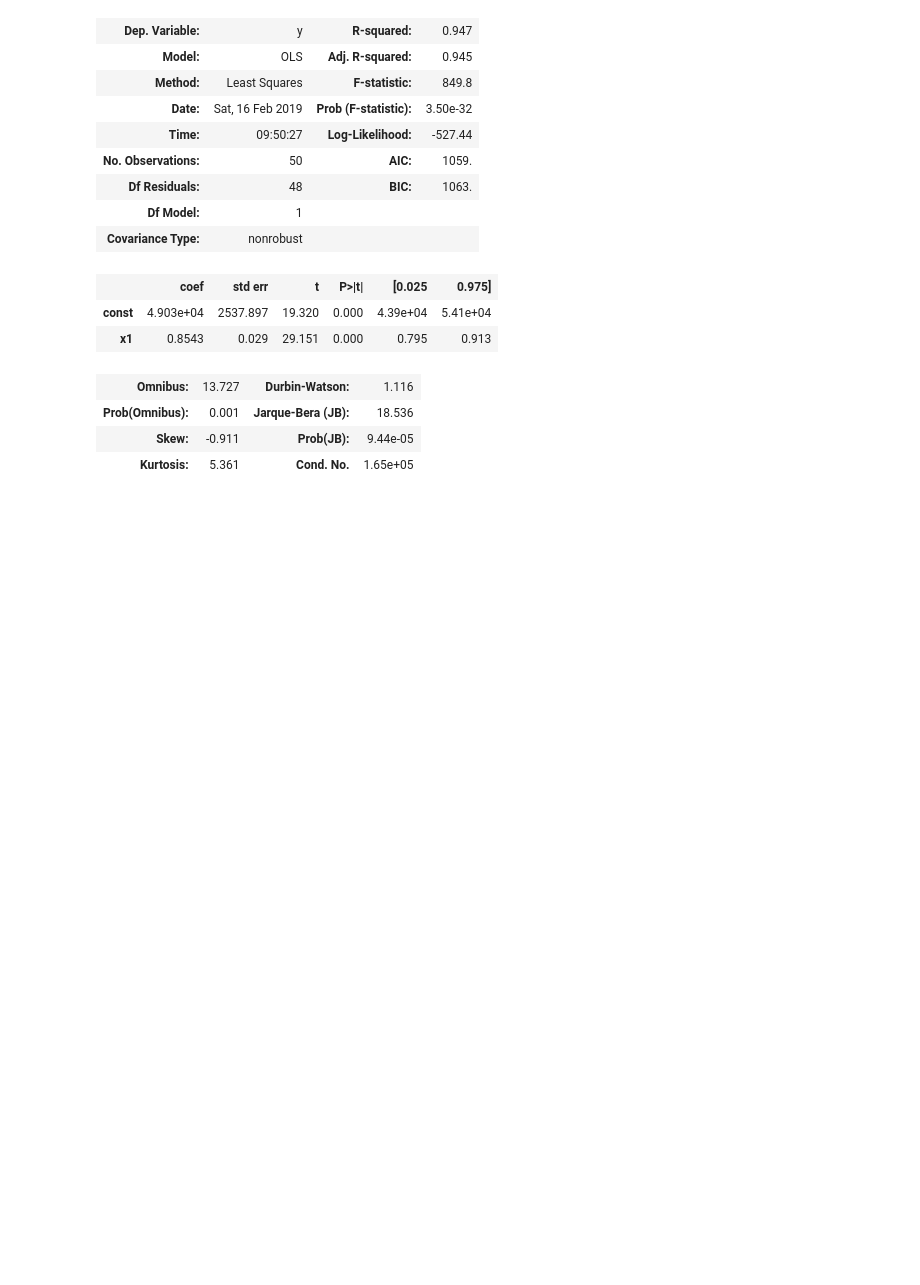
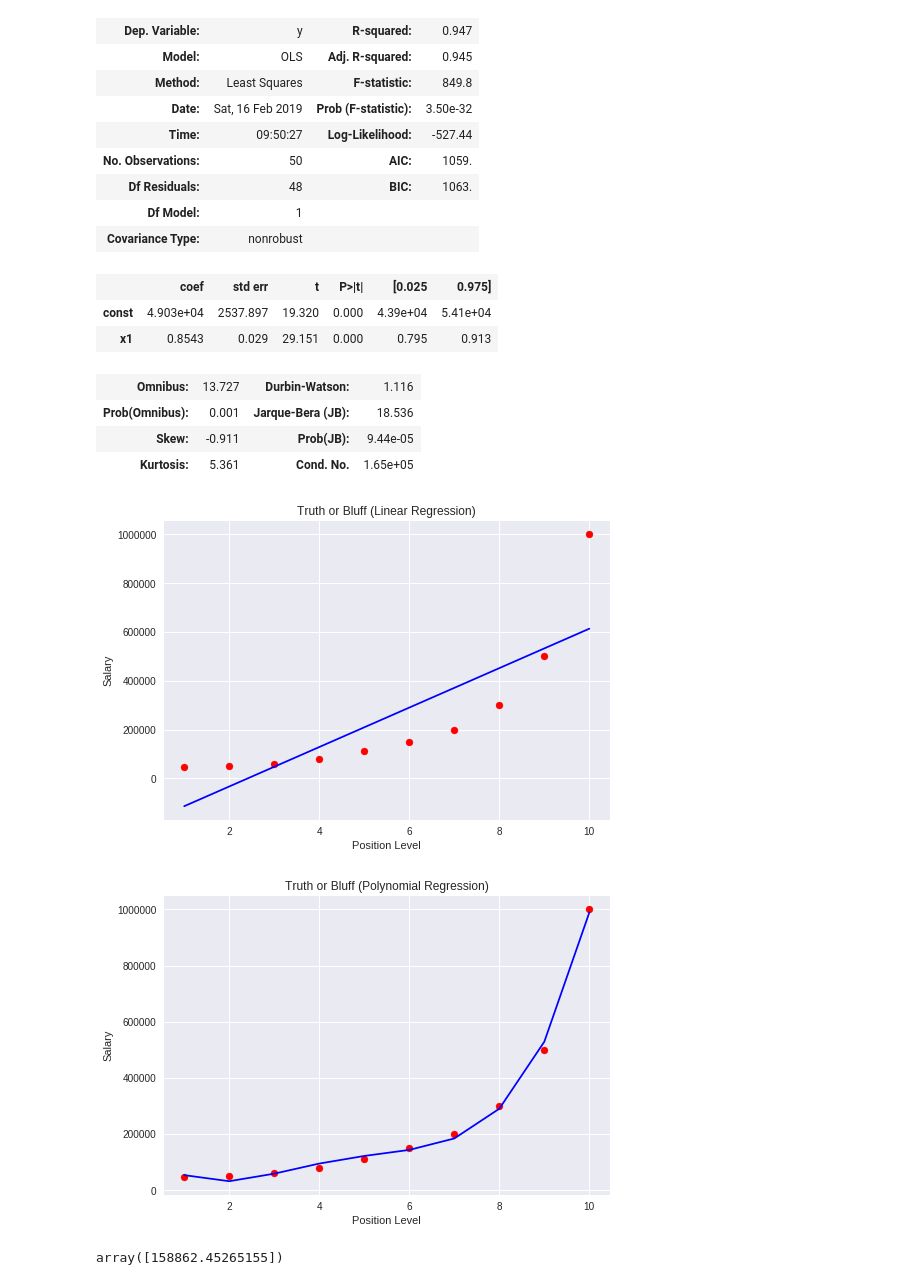
Before and after one commit to princekiran/machine_learning, a Jupyter notebook: machine_learning.ipynb, the cells around one changed output. Drawn from its saved outputs; the diff is of its cells as text; code cells hidden in the pictures; blank space fills up the shorter version.

```diff
--- a/machine_learning.ipynb
+++ b/machine_learning.ipynb
@@ -165,3 +165,58 @@ OLS Regression Results
 | Prob(Omnibus): | 0.001 | Jarque-Bera (JB): | 18.536 |
 | Skew: | -0.911 | Prob(JB): | 9.44e-05 |
 | Kurtosis: | 5.361 | Cond. No. | 1.65e+05 |
+# %%
+# Polynomial Regression
+
+import numpy as np
+import matplotlib.pyplot as plt
+import pandas as pd
+
+#Importing the dataset
+dataset = pd.read_csv('Position_Salaries.csv')
+X = dataset.iloc[:, 1:2].values
+y = dataset.iloc[:, 2].values
+
+#splitting the dataset into the training set and test set
+# from sklearn.model_selection import train_test_split
+# X_train, X_test, y_train, y_test = train_test_split(X, y, test_size = 1/3, random_state = 0)
+
+# Fitting Linear Regression to the dataset
+from sklearn.linear_model import LinearRegression
+lin_reg = LinearRegression()
+lin_reg.fit(X, y)
+
+# Fitting Polynomial Regression to the dataset
+from sklearn.preprocessing import PolynomialFeatures
+poly_reg = PolynomialFeatures(degree = 4)
+X_poly = poly_reg.fit_transform(X)
+lin_reg_2 = LinearRegression()
+lin_reg_2.fit(X_poly, y)
+
+# Visualising the Linear Regression results
+plt.scatter(X, y, color='red')
+plt.plot(X, lin_reg.predict(X), color='blue')
+plt.title('Truth or Bluff (Linear Regression)')
+plt.xlabel('Position Level')
+plt.ylabel('Salary')
+plt.show()
+
+# Visualising the polynomial Regression results
+X_grid = np.arange(min(X), max(X), 0.1)
+X_grid = X_grid.reshape((len(X_grid), 1))
+plt.scatter(X, y, color='red')
+plt.plot(X, lin_reg_2.predict(poly_reg.fit_transform(X)), color='blue')
+plt.title('Truth or Bluff (Polynomial Regression)')
+plt.xlabel('Position Level')
+plt.ylabel('Salary')
+plt.show()
+
+# Predicting a new result with Linear Regression
+lin_reg.predict([[6.5]])
+
+# Predicting a new result with Polynomial Regression
+lin_reg_2.predict(poly_reg.fit_transform([[6.5]]))
+# %% [output]
+[figure, added]
+[figure, added]
+array([158862.45265155])
```
Also changed, not shown: parts of 1 cell of this notebook.
